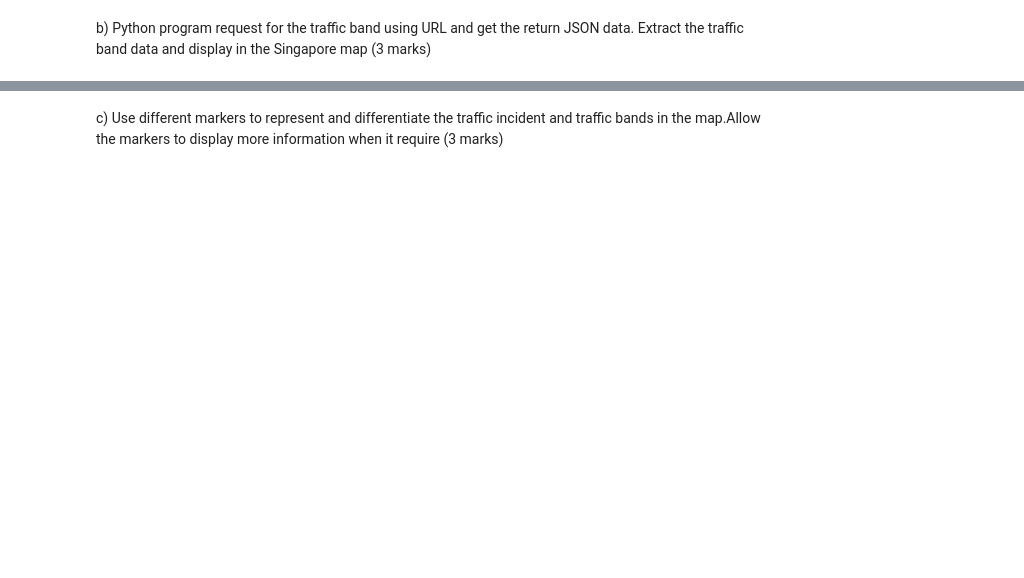
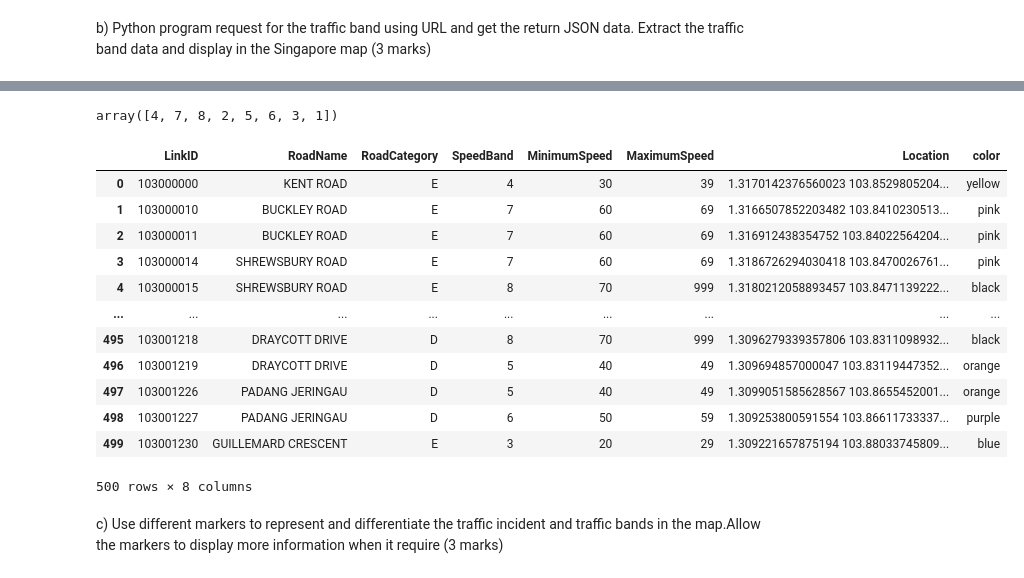
Before and after one commit to codebyshennan/nyp_applied_ai, a Jupyter notebook: ITI102-DSFoundation/assignment2/ITI102_Assignment2.ipynb, the cells around one changed output, grey strips where cells are left out. Drawn from its saved outputs; the diff is of its cells as text; code cells hidden in the pictures; blank space fills up the shorter version.

```diff
--- a/ITI102-DSFoundation/assignment2/ITI102_Assignment2.ipynb
+++ b/ITI102-DSFoundation/assignment2/ITI102_Assignment2.ipynb
@@ -192,4 +218,30 @@ df_bands
 500 rows × 7 columns
+# %%
+# df_bands['RoadCategory'].unique()
+df_bands['SpeedBand'].unique()
+# %% [output]
+array([4, 7, 8, 2, 5, 6, 3, 1])
+# %%
+colors = ["red", "green", "blue", "yellow", "orange", "purple", "pink", "black"]
+
+def regioncolors(row):
+    return colors[int(row['SpeedBand'])-1]
+df_bands["color"] = df_bands.apply(regioncolors, axis=1)
+df_bands
+# %% [output]
+|  | LinkID | RoadName | RoadCategory | SpeedBand | MinimumSpeed | MaximumSpeed | Location | color |
+| 0 | 103000000 | KENT ROAD | E | 4 | 30 | 39 | 1.3170142376560023 103.8529805204... | yellow |
+| 1 | 103000010 | BUCKLEY ROAD | E | 7 | 60 | 69 | 1.3166507852203482 103.8410230513... | pink |
+| 2 | 103000011 | BUCKLEY ROAD | E | 7 | 60 | 69 | 1.316912438354752 103.84022564204... | pink |
+| 3 | 103000014 | SHREWSBURY ROAD | E | 7 | 60 | 69 | 1.3186726294030418 103.8470026761... | pink |
+| 4 | 103000015 | SHREWSBURY ROAD | E | 8 | 70 | 999 | 1.3180212058893457 103.8471139222... | black |
+| ... | ... | ... | ... | ... | ... | ... | ... | ... |
+| 495 | 103001218 | DRAYCOTT DRIVE | D | 8 | 70 | 999 | 1.3096279339357806 103.8311098932... | black |
+| 496 | 103001219 | DRAYCOTT DRIVE | D | 5 | 40 | 49 | 1.309694857000047 103.83119447352... | orange |
+| 497 | 103001226 | PADANG JERINGAU | D | 5 | 40 | 49 | 1.3099051585628567 103.8655452001... | orange |
+| 498 | 103001227 | PADANG JERINGAU | D | 6 | 50 | 59 | 1.309253800591554 103.86611733337... | purple |
+| 499 | 103001230 | GUILLEMARD CRESCENT | E | 3 | 20 | 29 | 1.309221657875194 103.88033745809... | blue |
+500 rows × 8 columns
 # %%
 # Empty list to store parsed values
 # startlon, startlat, endlon, endlat
```
Also changed, not shown: parts of 52 cells of this notebook.
